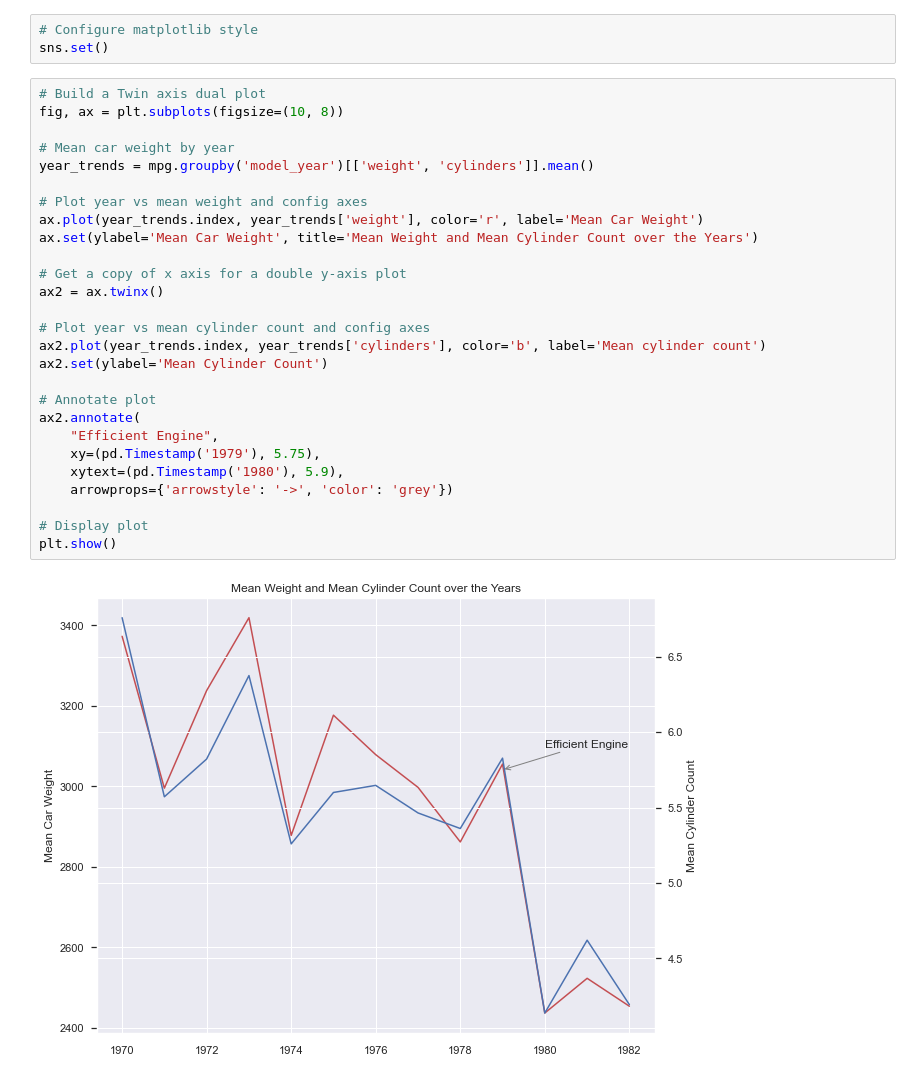
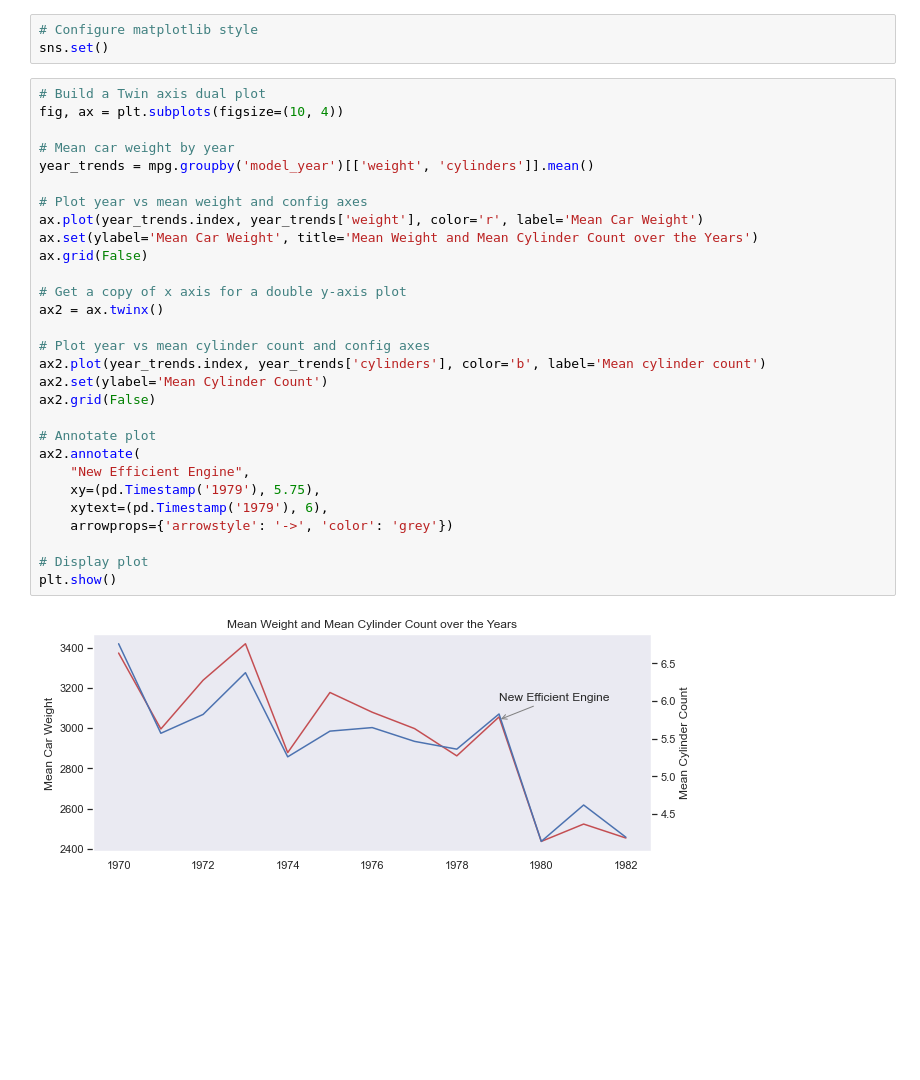
Before and after one commit to VictorCalderon/data-snippets, a Jupyter notebook: DataScience/plotting.ipynb, the cells around one changed output. Drawn from its saved outputs; the diff is of its cells as text; blank space fills up the shorter version.

Commit message:
plotting notebook

```diff
--- a/DataScience/plotting.ipynb
+++ b/DataScience/plotting.ipynb
@@ -23,33 +23,35 @@ mpg['company'] = mpg['name'].apply(lambda x: x.split(' ')[0])
 sns.set()
 # %%
 # Build a Twin axis dual plot
-fig, ax = plt.subplots(figsize=(10, 8))
+fig, ax = plt.subplots(figsize=(10, 4))
 
 # Mean car weight by year
 year_trends = mpg.groupby('model_year')[['weight', 'cylinders']].mean()
 
 # Plot year vs mean weight and config axes
 ax.plot(year_trends.index, year_trends['weight'], color='r', label='Mean Car Weight')
 ax.set(ylabel='Mean Car Weight', title='Mean Weight and Mean Cylinder Count over the Years')
+ax.grid(False)
 
 # Get a copy of x axis for a double y-axis plot
 ax2 = ax.twinx()
 
 # Plot year vs mean cylinder count and config axes
 ax2.plot(year_trends.index, year_trends['cylinders'], color='b', label='Mean cylinder count')
 ax2.set(ylabel='Mean Cylinder Count')
+ax2.grid(False)
 
 # Annotate plot
 ax2.annotate(
-    "Efficient Engine",
+    "New Efficient Engine",
     xy=(pd.Timestamp('1979'), 5.75),
-    xytext=(pd.Timestamp('1980'), 5.9),
+    xytext=(pd.Timestamp('1979'), 6),
     arrowprops={'arrowstyle': '->', 'color': 'grey'})
 
 # Display plot
 plt.show()
 # %% [output]
-[figure, old version]
+[figure, new version]
 # %%
 # New dataset for bar plotting (Medals)
 olympics = pd.read_csv('datasets/olympics_toy.csv')
```
Also changed, not shown: parts of 2 cells of this notebook.
